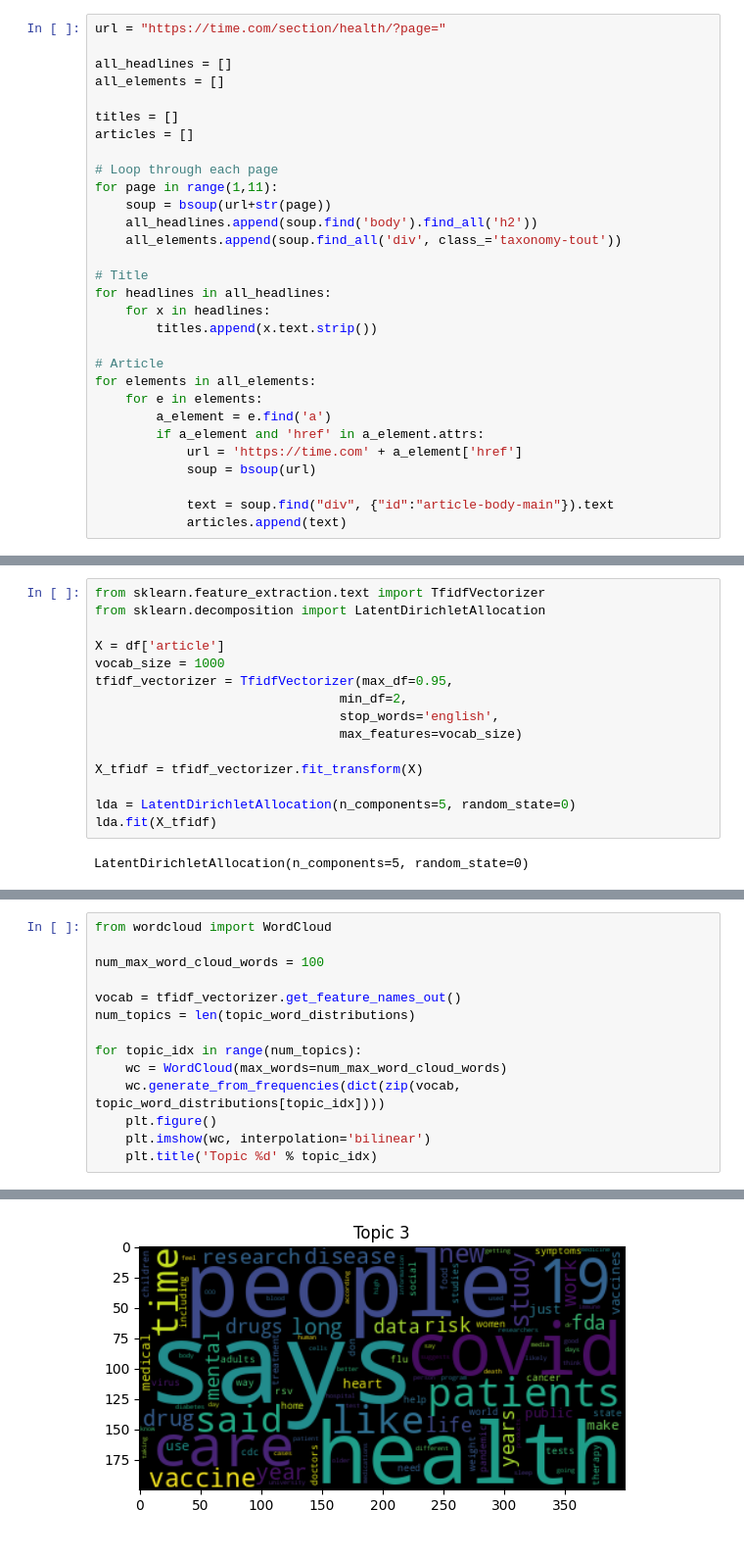
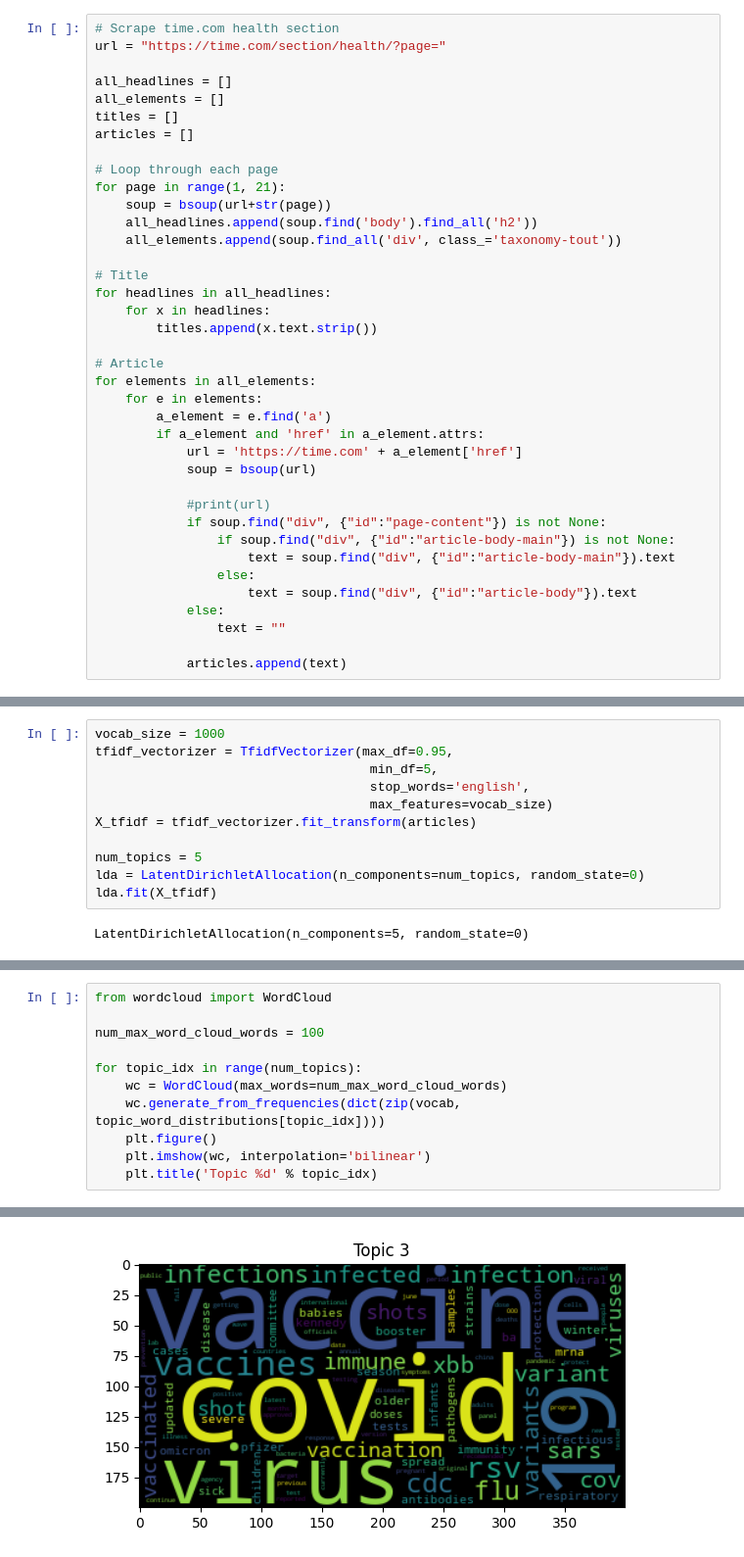
Before and after one commit to talktalki/ANLX, a Jupyter notebook: text_classification.ipynb, the cells around one changed output, grey strips where cells are left out. Shown at 98% size. Drawn from its saved outputs; the diff is of its cells as text.

```diff
--- a/text_classification.ipynb
+++ b/text_classification.ipynb
@@ -16,16 +13,16 @@ def bsoup(url):
     soup = BeautifulSoup(response.content, "html.parser")
     return soup
 # %%
+# Scrape time.com health section
 url = "https://time.com/section/health/?page="
 
 all_headlines = []
 all_elements = []
-
 titles = []
 articles = []
 
 # Loop through each page
-for page in range(1,11):
+for page in range(1, 21):
     soup = bsoup(url+str(page))
     all_headlines.append(soup.find('body').find_all('h2'))
     all_elements.append(soup.find_all('div', class_='taxonomy-tout'))
@@ -43,5 +40,13 @@ for elements in all_elements:
             url = 'https://time.com' + a_element['href']
             soup = bsoup(url)
 
-            text = soup.find("div", {"id":"article-body-main"}).text
+            #print(url)
+            if soup.find("div", {"id":"page-content"}) is not None:
+                if soup.find("div", {"id":"article-body-main"}) is not None:
+                    text = soup.find("div", {"id":"article-body-main"}).text
+                else:
+                    text = soup.find("div", {"id":"article-body"}).text
+            else:
+                text = ""
+
             articles.append(text)
@@ -250,17 +254,13 @@ plt.show()
 # %%
-from sklearn.feature_extraction.text import TfidfVectorizer
-from sklearn.decomposition import LatentDirichletAllocation
-
-X = df['article']
 vocab_size = 1000
 tfidf_vectorizer = TfidfVectorizer(max_df=0.95,
-                                min_df=2,
-                                stop_words='english',
-                                max_features=vocab_size)
+                                    min_df=5,
+                                    stop_words='english',
+                                    max_features=vocab_size)
+X_tfidf = tfidf_vectorizer.fit_transform(articles)
 
-X_tfidf = tfidf_vectorizer.fit_transform(X)
-
-lda = LatentDirichletAllocation(n_components=5, random_state=0)
+num_topics = 5
+lda = LatentDirichletAllocation(n_components=num_topics, random_state=0)
 lda.fit(X_tfidf)
 # %% [output]
 LatentDirichletAllocation(n_components=5, random_state=0)
@@ -305,9 +304,6 @@ woman : 0.0009935459534476802
 from wordcloud import WordCloud
 
 num_max_word_cloud_words = 100
-
-vocab = tfidf_vectorizer.get_feature_names_out()
-num_topics = len(topic_word_distributions)
 
 for topic_idx in range(num_topics):
     wc = WordCloud(max_words=num_max_word_cloud_words)
@@ -322 +318 @@ for topic_idx in range(num_topics):
-[figure, old version]
+[figure, new version]
```
Also changed, not shown: parts of 26 cells of this notebook, 2 other files.
